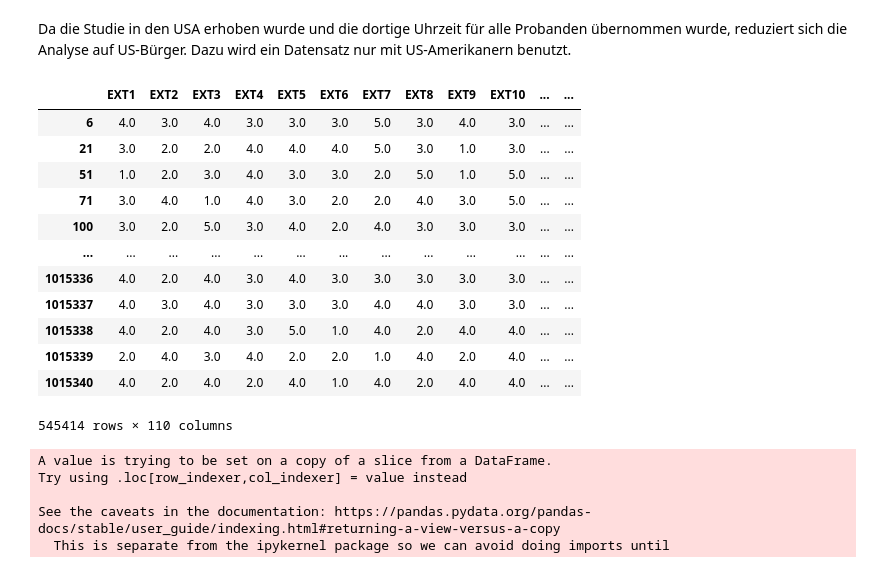
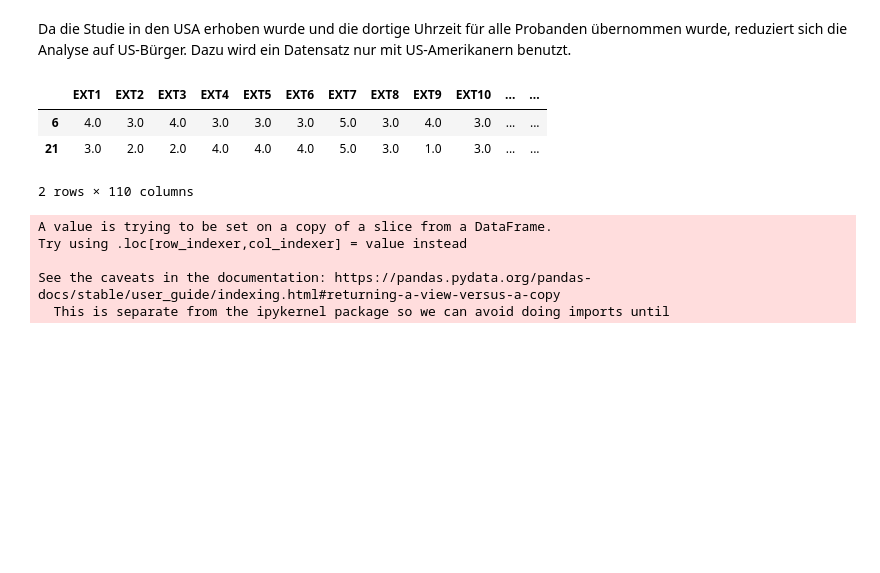
Before and after one commit to marvin2311/BigFive_Personality_Analysis, a Jupyter notebook: Notebook_Eric.ipynb, the cells around one changed output. Drawn from its saved outputs; the diff is of its cells as text; code cells hidden in the pictures; blank space fills up the shorter version.

```diff
--- a/Notebook_Eric.ipynb
+++ b/Notebook_Eric.ipynb
@@ -193,24 +185,15 @@ Da die Studie in den USA erhoben wurde und die dortige Uhrzeit für alle Proband
 # %%
 #filter to get only US citizens and checking the length
 Df_US = df['country'] == 'US'
 Dataset_USA = df[Df_US]
-Dataset_USA
+Dataset_USA.head(2)
 
 #print(len(Dataset_USA))
 # %% [output]
 |  | EXT1 | EXT2 | EXT3 | EXT4 | EXT5 | EXT6 | EXT7 | EXT8 | EXT9 | EXT10 | ... | ... |
 | 6 | 4.0 | 3.0 | 4.0 | 3.0 | 3.0 | 3.0 | 5.0 | 3.0 | 4.0 | 3.0 | ... | ... |
 | 21 | 3.0 | 2.0 | 2.0 | 4.0 | 4.0 | 4.0 | 5.0 | 3.0 | 1.0 | 3.0 | ... | ... |
-| 51 | 1.0 | 2.0 | 3.0 | 4.0 | 3.0 | 3.0 | 2.0 | 5.0 | 1.0 | 5.0 | ... | ... |
-| 71 | 3.0 | 4.0 | 1.0 | 4.0 | 3.0 | 2.0 | 2.0 | 4.0 | 3.0 | 5.0 | ... | ... |
-| 100 | 3.0 | 2.0 | 5.0 | 3.0 | 4.0 | 2.0 | 4.0 | 3.0 | 3.0 | 3.0 | ... | ... |
-| ... | ... | ... | ... | ... | ... | ... | ... | ... | ... | ... | ... | ... |
-| 1015336 | 4.0 | 2.0 | 4.0 | 3.0 | 4.0 | 3.0 | 3.0 | 3.0 | 3.0 | 3.0 | ... | ... |
-| 1015337 | 4.0 | 3.0 | 4.0 | 3.0 | 3.0 | 3.0 | 4.0 | 4.0 | 3.0 | 3.0 | ... | ... |
-| 1015338 | 4.0 | 2.0 | 4.0 | 3.0 | 5.0 | 1.0 | 4.0 | 2.0 | 4.0 | 4.0 | ... | ... |
-| 1015339 | 2.0 | 4.0 | 3.0 | 4.0 | 2.0 | 2.0 | 1.0 | 4.0 | 2.0 | 4.0 | ... | ... |
-| 1015340 | 4.0 | 2.0 | 4.0 | 2.0 | 4.0 | 1.0 | 4.0 | 2.0 | 4.0 | 4.0 | ... | ... |
-545414 rows × 110 columns
+2 rows × 110 columns
 # %%
 #creating a column for the time of the day, the survey was uploaded
 
```
Also changed, not shown: parts of 4 cells of this notebook.
